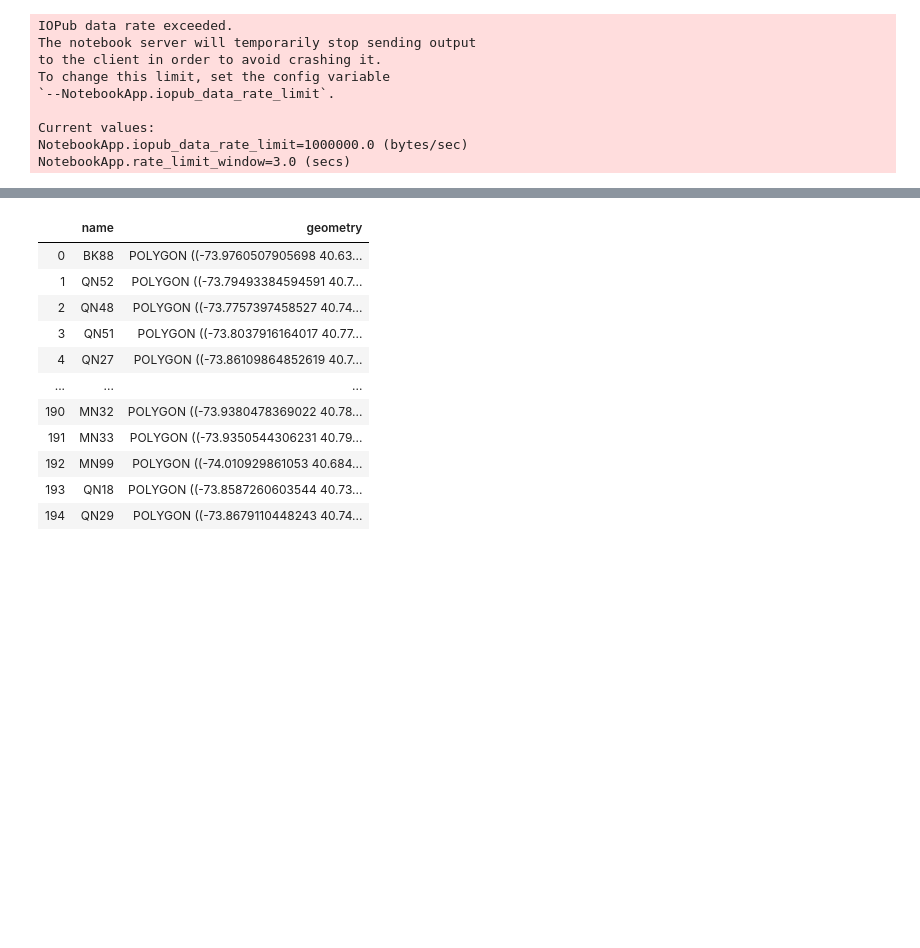
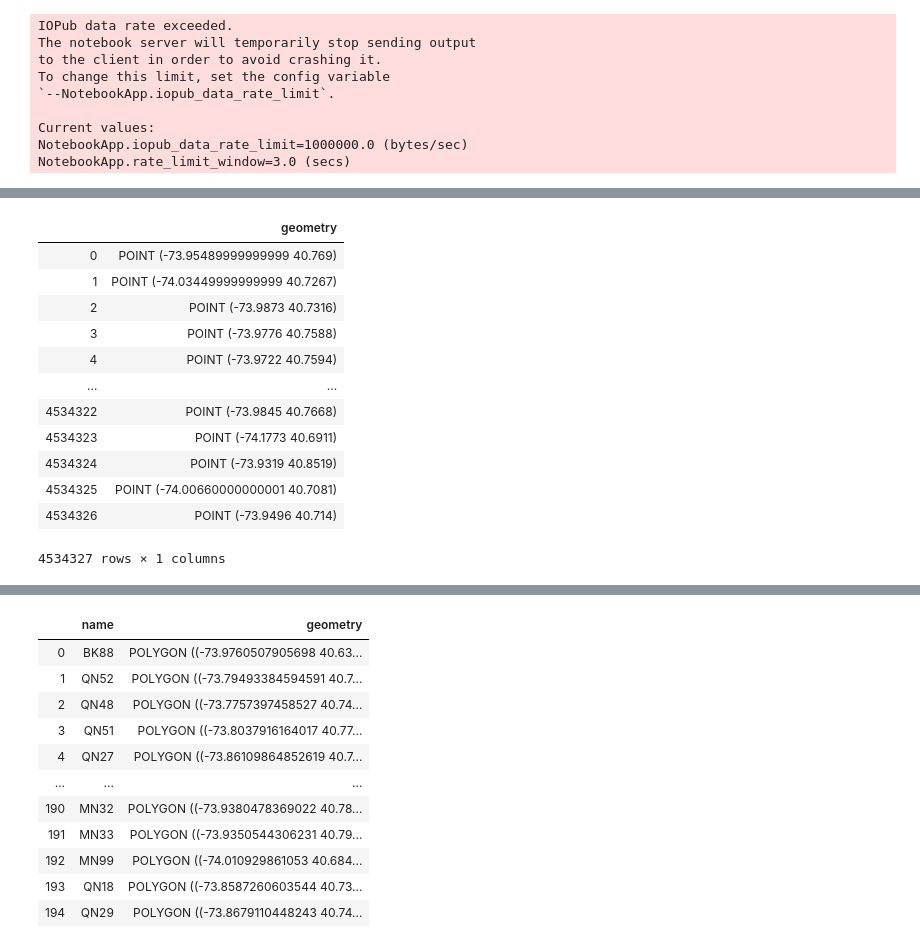
Before and after one commit to KamyNz/datathon-group15-project, a Jupyter notebook: week1/geographic functions.ipynb, the cells around one changed output, grey strips where cells are left out. Cells and saved outputs as stored; diff of their text form; code cells hidden in the pictures; blank space fills up the shorter version.

```diff
--- a/week1/geographic functions.ipynb
+++ b/week1/geographic functions.ipynb
@@ -164,0 +185,21 @@ uber2014
+# %%
+point_list = []
+for i in list(zip(list(uber2014['pickup_latitude']),list(uber2014['pickup_longitude']))):
+    point_list.append(Point(i[1],i[0]))
+point_list_df = pd.DataFrame(columns = ['geometry'], data = point_list)
+# point_list_df['geometry'] = point_list_df['geometry'].apply(wkt.loads)
+point_list_df
+# %% [output]
+|  | geometry |
+| 0 | POINT (-73.95489999999999 40.769) |
+| 1 | POINT (-74.03449999999999 40.7267) |
+| 2 | POINT (-73.9873 40.7316) |
+| 3 | POINT (-73.9776 40.7588) |
+| 4 | POINT (-73.9722 40.7594) |
+| ... | ... |
+| 4534322 | POINT (-73.9845 40.7668) |
+| 4534323 | POINT (-74.1773 40.6911) |
+| 4534324 | POINT (-73.9319 40.8519) |
+| 4534325 | POINT (-74.00660000000001 40.7081) |
+| 4534326 | POINT (-73.9496 40.714) |
+4534327 rows × 1 columns
```
Also changed, not shown: parts of 13 cells of this notebook.
